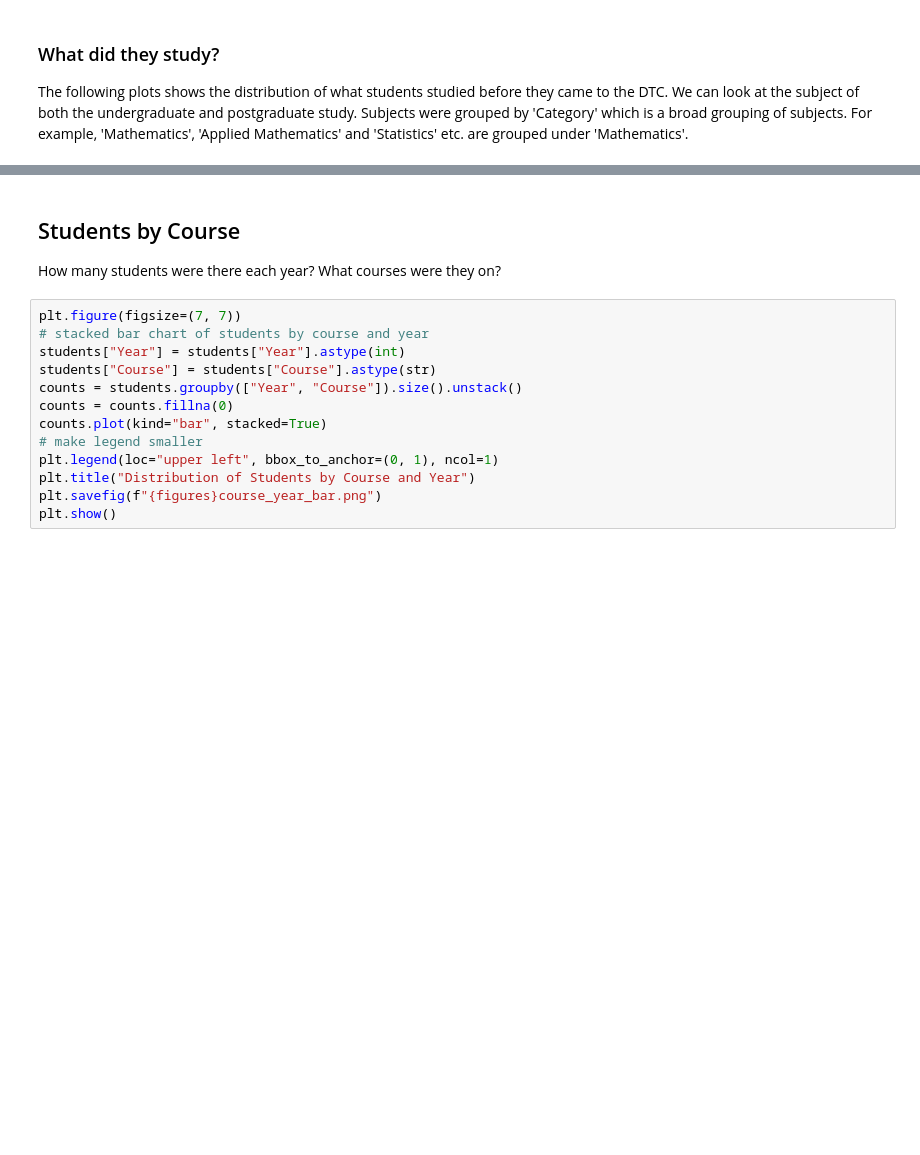
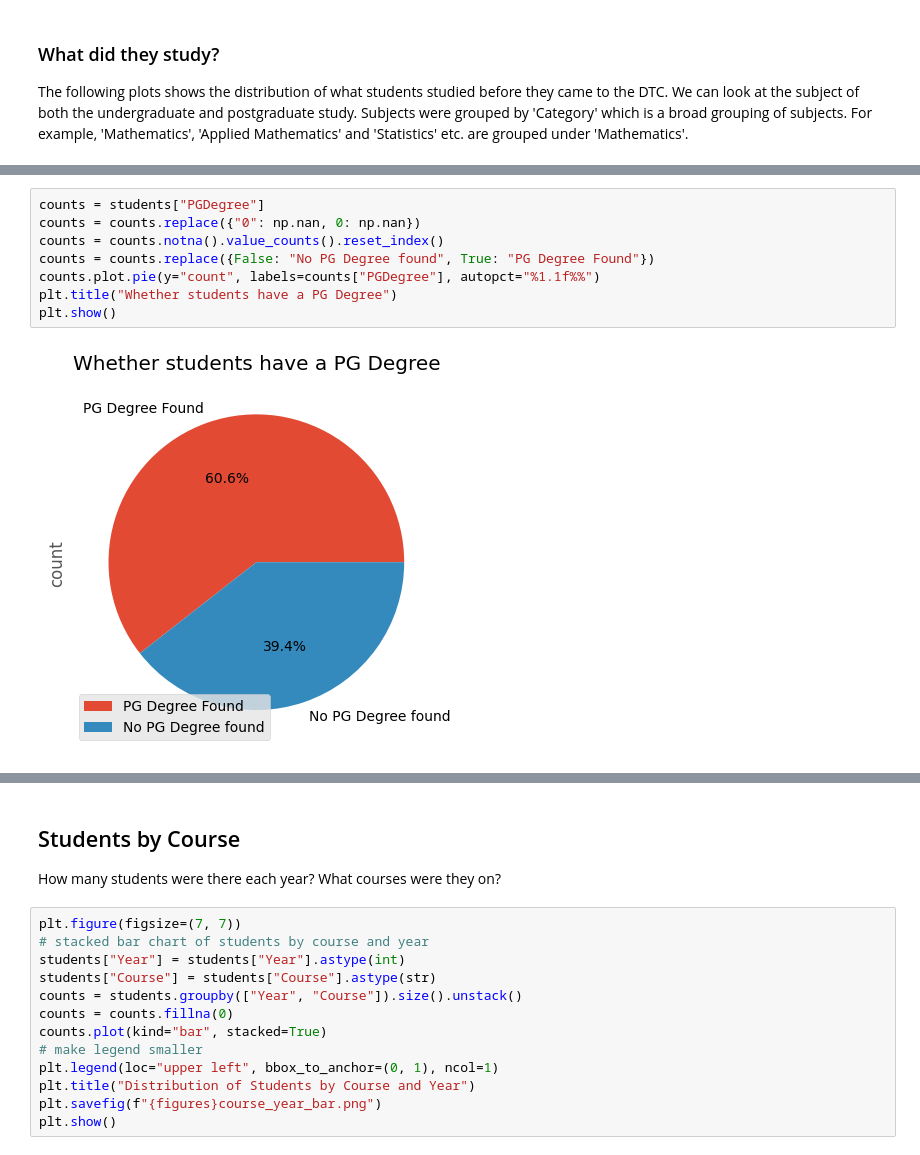
Before and after one commit to 1oana/alumni_project, a Jupyter notebook: dashboard.ipynb, the cells around one changed output, grey strips where cells are left out. Drawn from its saved outputs; the diff is of its cells as text; blank space fills up the shorter version.

```diff
--- a/dashboard.ipynb
+++ b/dashboard.ipynb
@@ -148,0 +246,10 @@ plt.plot()
+# %%
+counts = students["PGDegree"]
+counts = counts.replace({"0": np.nan, 0: np.nan})
+counts = counts.notna().value_counts().reset_index()
+counts = counts.replace({False: "No PG Degree found", True: "PG Degree Found"})
+counts.plot.pie(y="count", labels=counts["PGDegree"], autopct="%1.1f%%")
+plt.title("Whether students have a PG Degree")
+plt.show()
+# %% [output]
+[figure, added]
```
Also changed, not shown: parts of 41 cells of this notebook, 46 other files.
